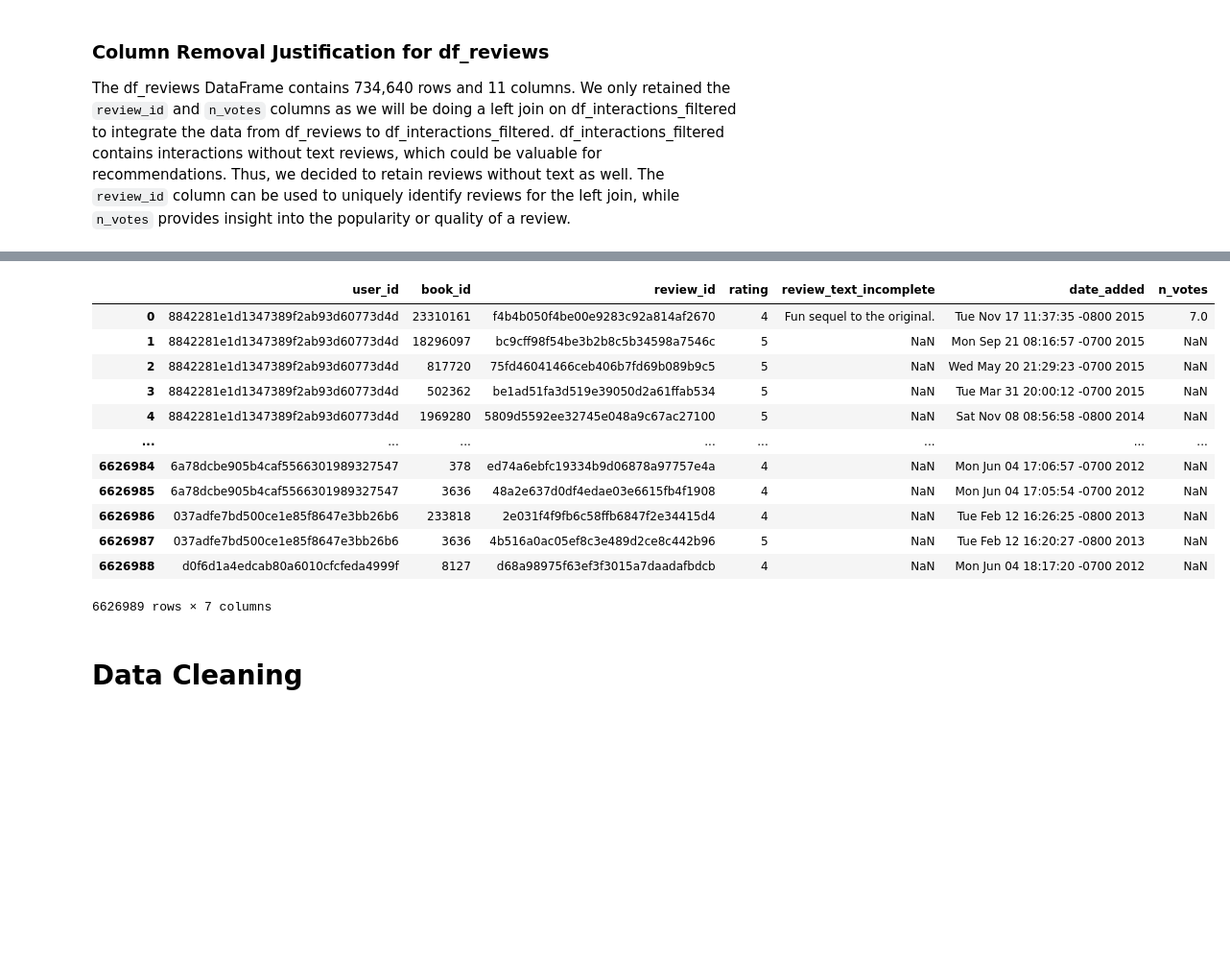
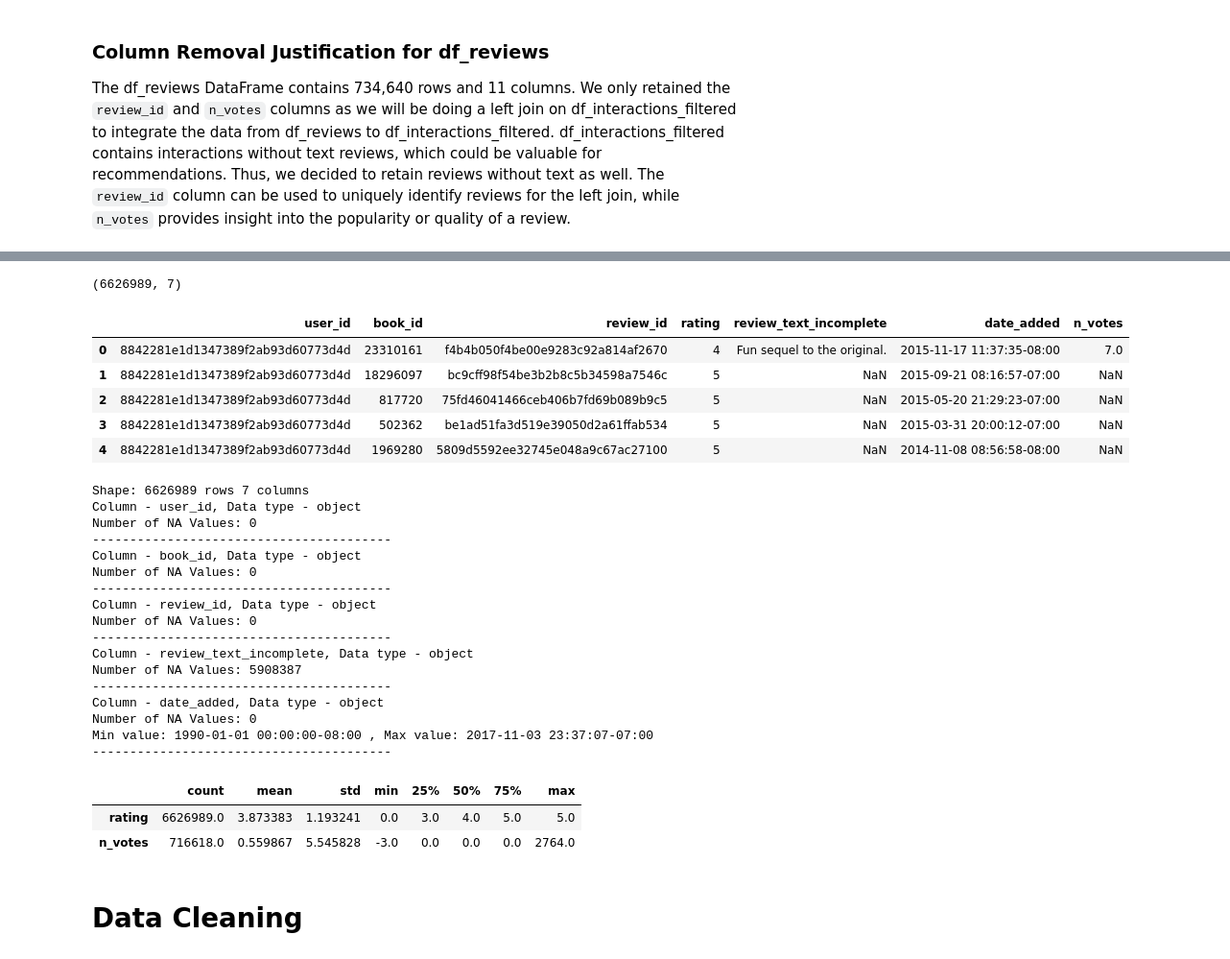
Before and after one commit to Pangerlanger/bt4222-books, a Jupyter notebook: data_eda.ipynb, the cells around one changed output, grey strips where cells are left out. Shown at 96% size. Saved outputs shown, nothing was run; the diff lists cells and outputs as text; code cells hidden in the pictures; blank space fills up the shorter version.

```diff
--- a/data_eda.ipynb
+++ b/data_eda.ipynb
@@ -330,17 +335,32 @@ df_reviews_final
 # %%
 df_interactions_final_merged = df_interactions_final.merge(df_reviews_final, how='left')
-df_interactions_final_merged
+print(df_interactions_final_merged.shape)
+df_interactions_final_merged.head(5)
 # %% [output]
+(6626989, 7)
 |  | user_id | book_id | review_id | rating | review_text_incomplete | date_added | n_votes |
-| 0 | 8842281e1d1347389f2ab93d60773d4d | 23310161 | f4b4b050f4be00e9283c92a814af2670 | 4 | Fun sequel to the original. | Tue Nov 17 11:37:35 -0800 2015 | 7.0 |
-| 1 | 8842281e1d1347389f2ab93d60773d4d | 18296097 | bc9cff98f54be3b2b8c5b34598a7546c | 5 | NaN | Mon Sep 21 08:16:57 -0700 2015 | NaN |
-| 2 | 8842281e1d1347389f2ab93d60773d4d | 817720 | 75fd46041466ceb406b7fd69b089b9c5 | 5 | NaN | Wed May 20 21:29:23 -0700 2015 | NaN |
-| 3 | 8842281e1d1347389f2ab93d60773d4d | 502362 | be1ad51fa3d519e39050d2a61ffab534 | 5 | NaN | Tue Mar 31 20:00:12 -0700 2015 | NaN |
-| 4 | 8842281e1d1347389f2ab93d60773d4d | 1969280 | 5809d5592ee32745e048a9c67ac27100 | 5 | NaN | Sat Nov 08 08:56:58 -0800 2014 | NaN |
-| ... | ... | ... | ... | ... | ... | ... | ... |
-| 6626984 | 6a78dcbe905b4caf5566301989327547 | 378 | ed74a6ebfc19334b9d06878a97757e4a | 4 | NaN | Mon Jun 04 17:06:57 -0700 2012 | NaN |
-| 6626985 | 6a78dcbe905b4caf5566301989327547 | 3636 | 48a2e637d0df4edae03e6615fb4f1908 | 4 | NaN | Mon Jun 04 17:05:54 -0700 2012 | NaN |
-| 6626986 | 037adfe7bd500ce1e85f8647e3bb26b6 | 233818 | 2e031f4f9fb6c58ffb6847f2e34415d4 | 4 | NaN | Tue Feb 12 16:26:25 -0800 2013 | NaN |
-| 6626987 | 037adfe7bd500ce1e85f8647e3bb26b6 | 3636 | 4b516a0ac05ef8c3e489d2ce8c442b96 | 5 | NaN | Tue Feb 12 16:20:27 -0800 2013 | NaN |
-| 6626988 | d0f6d1a4edcab80a6010cfcfeda4999f | 8127 | d68a98975f63ef3f3015a7daadafbdcb | 4 | NaN | Mon Jun 04 18:17:20 -0700 2012 | NaN |
+| 0 | 8842281e1d1347389f2ab93d60773d4d | 23310161 | f4b4b050f4be00e9283c92a814af2670 | 4 | Fun sequel to the original. | 2015-11-17 11:37:35-08:00 | 7.0 |
+| 1 | 8842281e1d1347389f2ab93d60773d4d | 18296097 | bc9cff98f54be3b2b8c5b34598a7546c | 5 | NaN | 2015-09-21 08:16:57-07:00 | NaN |
+| 2 | 8842281e1d1347389f2ab93d60773d4d | 817720 | 75fd46041466ceb406b7fd69b089b9c5 | 5 | NaN | 2015-05-20 21:29:23-07:00 | NaN |
+| 3 | 8842281e1d1347389f2ab93d60773d4d | 502362 | be1ad51fa3d519e39050d2a61ffab534 | 5 | NaN | 2015-03-31 20:00:12-07:00 | NaN |
+| 4 | 8842281e1d1347389f2ab93d60773d4d | 1969280 | 5809d5592ee32745e048a9c67ac27100 | 5 | NaN | 2014-11-08 08:56:58-08:00 | NaN |
-6626989 rows × 7 columns
+# %%
+summarize_df(df_interactions_final_merged)
+# %% [output]
+Shape: 6626989 rows 7 columns
+Column - user_id, Data type - object
+Number of NA Values: 0
+----------------------------------------
+Column - book_id, Data type - object
+Number of NA Values: 0
+----------------------------------------
+Column - review_id, Data type - object
+Number of NA Values: 0
+----------------------------------------
+Column - review_text_incomplete, Data type - object
+Number of NA Values: 5908387
+----------------------------------------
+Column - date_added, Data type - object
+Number of NA Values: 0
+Min value: 1990-01-01 00:00:00-08:00 , Max value: 2017-11-03 23:37:07-07:00
+----------------------------------------
@@ -347,3 +369,9 @@ df_interactions_final_merged
+# %%
+df_interactions_final_merged[interactions_numerical_col].describe().transpose()
+# %% [output]
+|  | count | mean | std | min | 25% | 50% | 75% | max |
+| rating | 6626989.0 | 3.873383 | 1.193241 | 0.0 | 3.0 | 4.0 | 5.0 | 5.0 |
+| n_votes | 716618.0 | 0.559867 | 5.545828 | -3.0 | 0.0 | 0.0 | 0.0 | 2764.0 |
 # %% [markdown]
 # Data Cleaning
 # %% [markdown]
```
Also changed, not shown: parts of 18 cells of this notebook.
